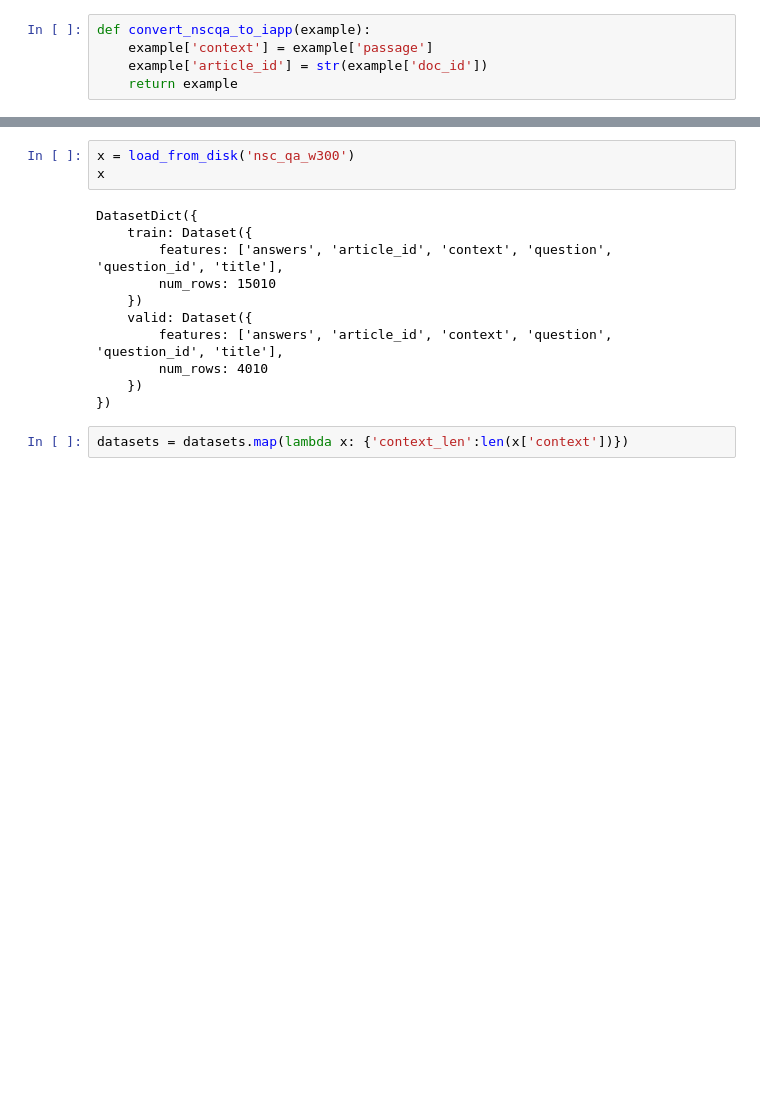
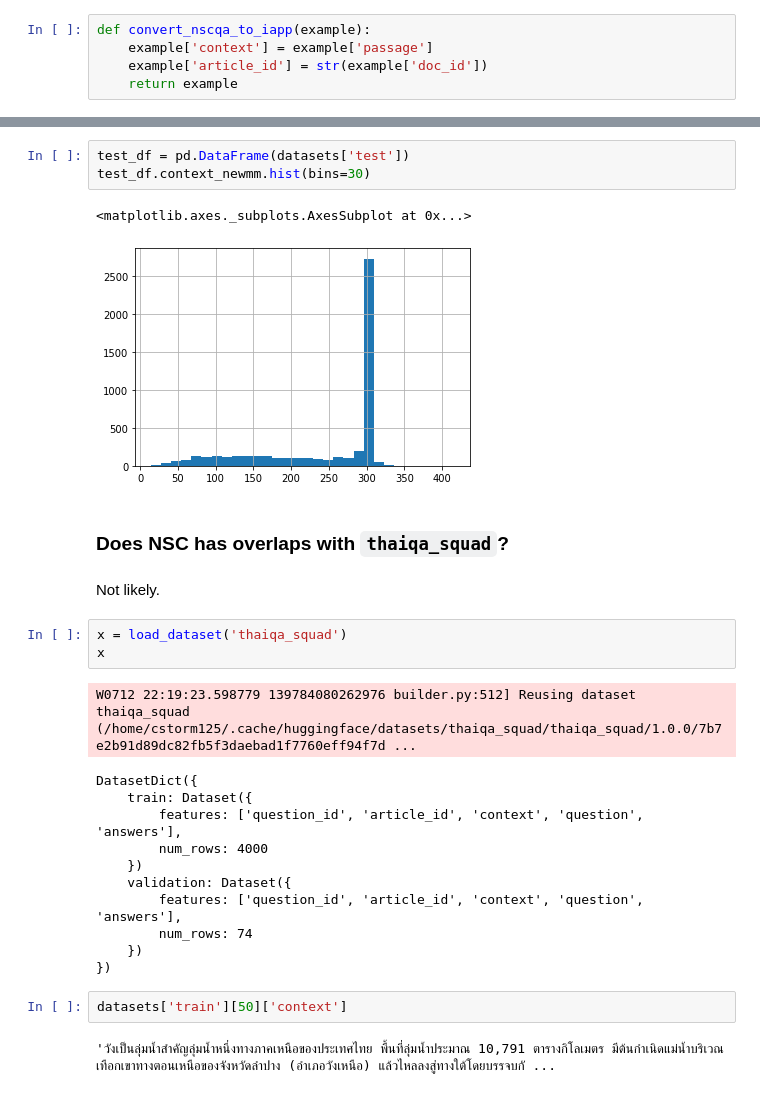
Before and after one commit to vistec-AI/thai2transformers, a Jupyter notebook: notebooks/create_nsc_qa.ipynb, the cells around one changed output, grey strips where cells are left out. Saved outputs shown, nothing was run; the diff lists cells and outputs as text; blank space fills up the shorter version.

```diff
--- a/notebooks/create_nsc_qa.ipynb
+++ b/notebooks/create_nsc_qa.ipynb
@@ -89,16 +139,29 @@ datasets.save_to_disk("nsc_qa_w300")
+# %%
+test_df = pd.DataFrame(datasets['test'])
+test_df.context_newmm.hist(bins=30)
+# %% [output]
+<matplotlib.axes._subplots.AxesSubplot at 0x...>
+[figure, added]
+# %% [markdown]
+### Does NSC has overlaps with `thaiqa_squad`?
+# %% [markdown]
+Not likely.
 # %%
-x = load_from_disk('nsc_qa_w300')
+x = load_dataset('thaiqa_squad')
 x
 # %% [output]
-DatasetDict({
-    train: Dataset({
-        features: ['answers', 'article_id', 'context', 'question', 'question_id', 'title'],
-        num_rows: 15010
-    })
-    valid: Dataset({
-        features: ['answers', 'article_id', 'context', 'question', 'question_id', 'title'],
-        num_rows: 4010
-    })
-})
+W0712 22:19:23.598779 139784080262976 builder.py:512] Reusing dataset thaiqa_squad (/home/cstorm125/.cache/huggingface/datasets/thaiqa_squad/thaiqa_squad/1.0.0/7b7e2b91d89dc82fb5f3daebad1f7760eff94f7d ...
+DatasetDict({
+    train: Dataset({
+        features: ['question_id', 'article_id', 'context', 'question', 'answers'],
+        num_rows: 4000
+    })
+    validation: Dataset({
+        features: ['question_id', 'article_id', 'context', 'question', 'answers'],
+        num_rows: 74
+    })
+})
-# %%
-datasets = datasets.map(lambda x: {'context_len':len(x['context'])})
+# %%
+datasets['train'][50]['context']
+# %% [output]
+'วังเป็นลุ่มน้ำสำคัญลุ่มน้ำหนึ่งทางภาคเหนือของประเทศไทย พื้นที่ลุ่มน้ำประมาณ 10,791 ตารางกิโลเมตร มีต้นกำเนิดแม่น้ำบริเวณเทือกเขาทางตอนเหนือของจังหวัดลำปาง (อำเภอวังเหนือ) แล้วไหลลงสู่ทางใต้โดยบรรจบกั ...
```
Also changed, not shown: parts of 32 cells of this notebook.
